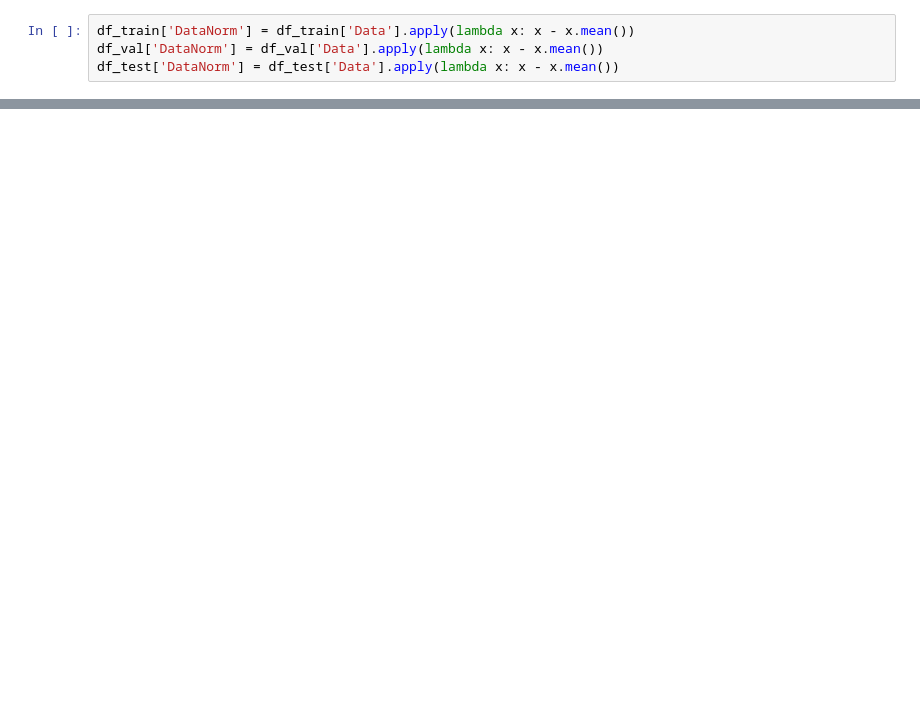
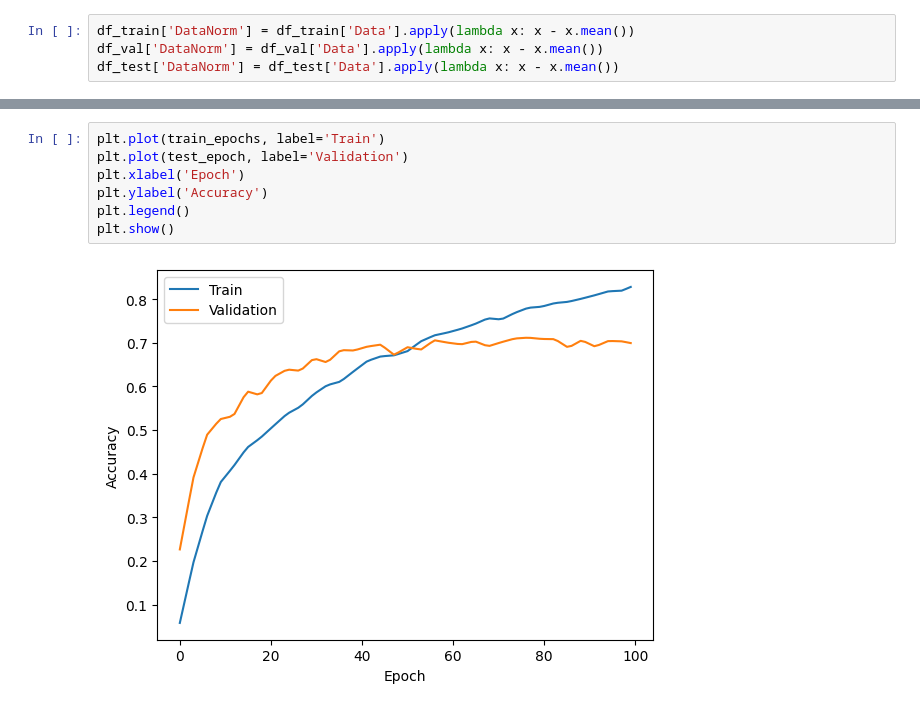
Before and after one commit to andreiec/deep-learning-classification, a Jupyter notebook: main.ipynb, the cells around one changed output, grey strips where cells are left out. Cells and saved outputs as stored; diff of their text form; blank space fills up the shorter version.

```diff
--- a/main.ipynb
+++ b/main.ipynb
@@ -118,0 +183,9 @@ KeyboardInterrupt:
+# %%
+plt.plot(train_epochs, label='Train')
+plt.plot(test_epoch, label='Validation')
+plt.xlabel('Epoch')
+plt.ylabel('Accuracy')
+plt.legend()
+plt.show()
+# %% [output]
+[figure, added]
```
Also changed, not shown: parts of 35 cells of this notebook, 1 other file.
